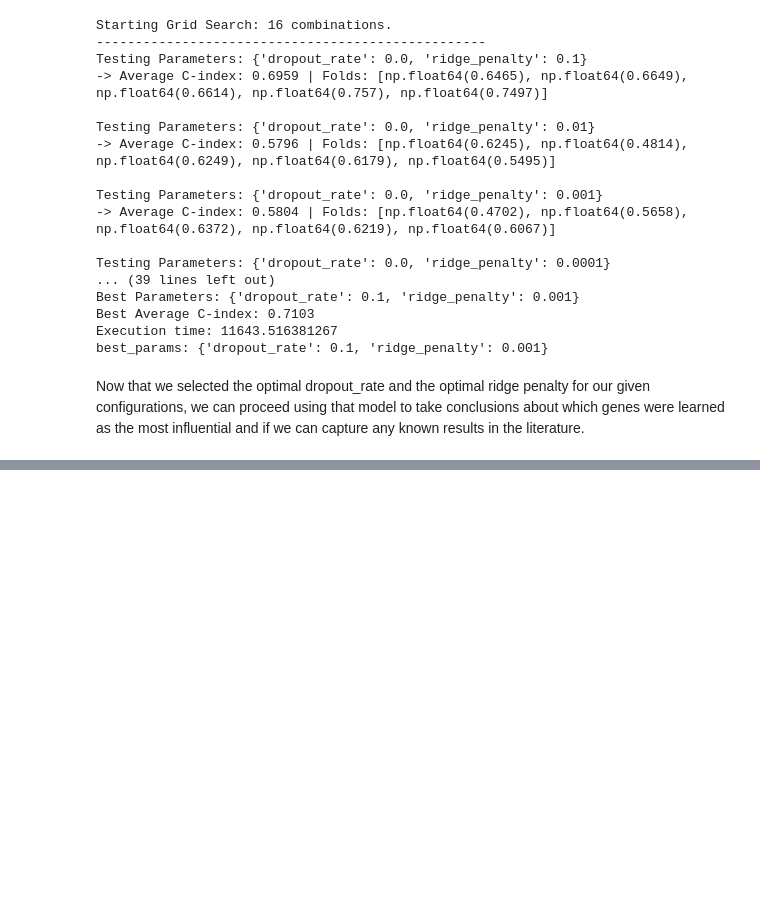
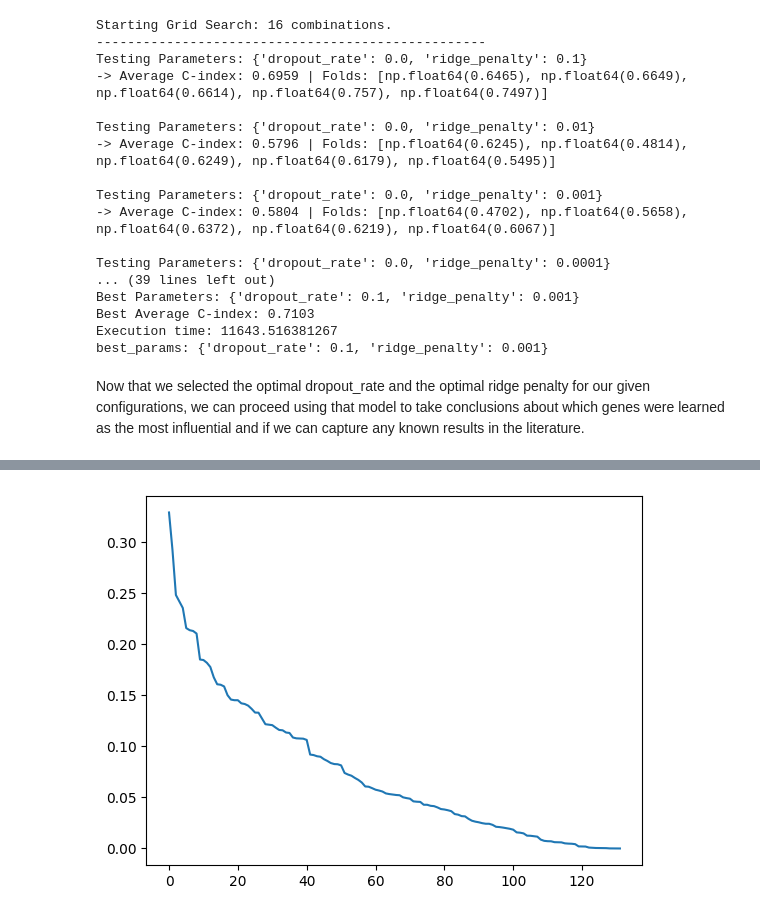
Before and after one commit to nhilariosilva/thetaflow_method_paper, a Jupyter notebook: TCGA-BRCA/Cox-nnet replication-KIRC.ipynb, the cells around one changed output, grey strips where cells are left out. Saved outputs shown, nothing was run; the diff lists cells and outputs as text; code cells hidden in the pictures; blank space fills up the shorter version.

```diff
--- a/TCGA-BRCA/Cox-nnet replication-KIRC.ipynb
+++ b/TCGA-BRCA/Cox-nnet replication-KIRC.ipynb
@@ -495,0 +616,10 @@ Now that we selected the optimal dropout_rate and the optimal ridge penalty for
+# %%
+# Sort the hidden layer nodes with respect to their variances
+node_variances = pd.DataFrame({"node": np.arange(contributions.shape[1]), "variance": np.var(contributions, ddof = 1, axis = 0)})
+# node_variances = pd.DataFrame({"node": np.arange(hidden_activations.shape[1]), "variance": np.var(hidden_activations, ddof = 1, axis = 0)})
+node_variances = node_variances.sort_values(by = "variance", ascending = False).reset_index(drop = True)
+
+top_20_nodes_idx = node_variances.loc[:19, "node"].to_numpy()
+print("Top variance nodes:", top_20_nodes_idx)
+
+node_variances
@@ -495,0 +642,5 @@ Now that we selected the optimal dropout_rate and the optimal ridge penalty for
+# %%
+plt.plot(np.arange(node_variances.shape[0]), node_variances["variance"])
+plt.show()
+# %% [output]
+[figure, added]
```
Also changed, not shown: parts of 17 cells of this notebook.
